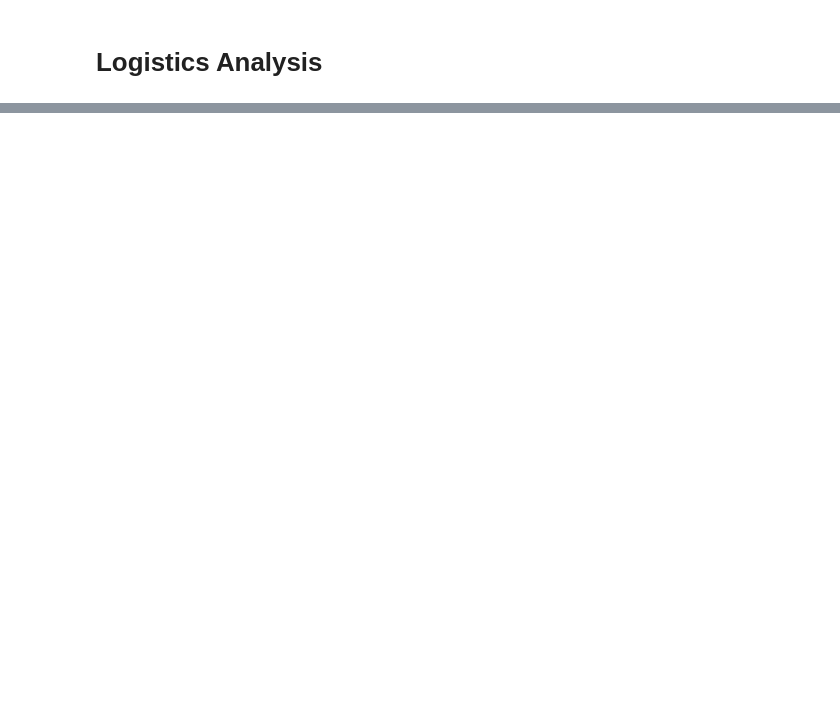
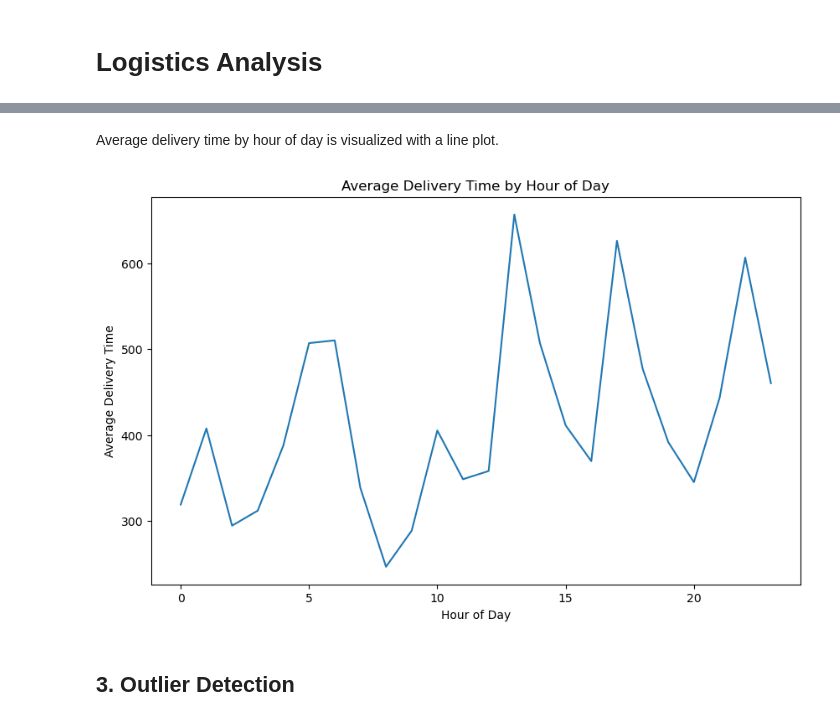
Before and after one commit to MiltonGreat/Delhivery-Logistics-Analysis, a Jupyter notebook: Logistics Analysis.ipynb, the cells around one changed output, grey strips where cells are left out. Cells and saved outputs as stored; diff of their text form; code cells hidden in the pictures; blank space fills up the shorter version.

```diff
--- a/Logistics Analysis.ipynb
+++ b/Logistics Analysis.ipynb
@@ -213,0 +150,15 @@ Estimated Cost Savings: 14146282.07 units
+# %% [markdown]
+Average delivery time by hour of day is visualized with a line plot.
+# %%
+# Time-of-Day Analysis
+avg_delivery_time_by_hour = df.groupby('hour_of_day')['actual_time'].mean()
+plt.figure(figsize=(10, 6))
+sns.lineplot(x=avg_delivery_time_by_hour.index, y=avg_delivery_time_by_hour.values)
+plt.title('Average Delivery Time by Hour of Day')
+plt.xlabel('Hour of Day')
+plt.ylabel('Average Delivery Time')
+plt.show()
+# %% [output]
+[figure, added]
+# %% [markdown]
+## 3. Outlier Detection
```
Also changed, not shown: parts of 47 cells of this notebook.
